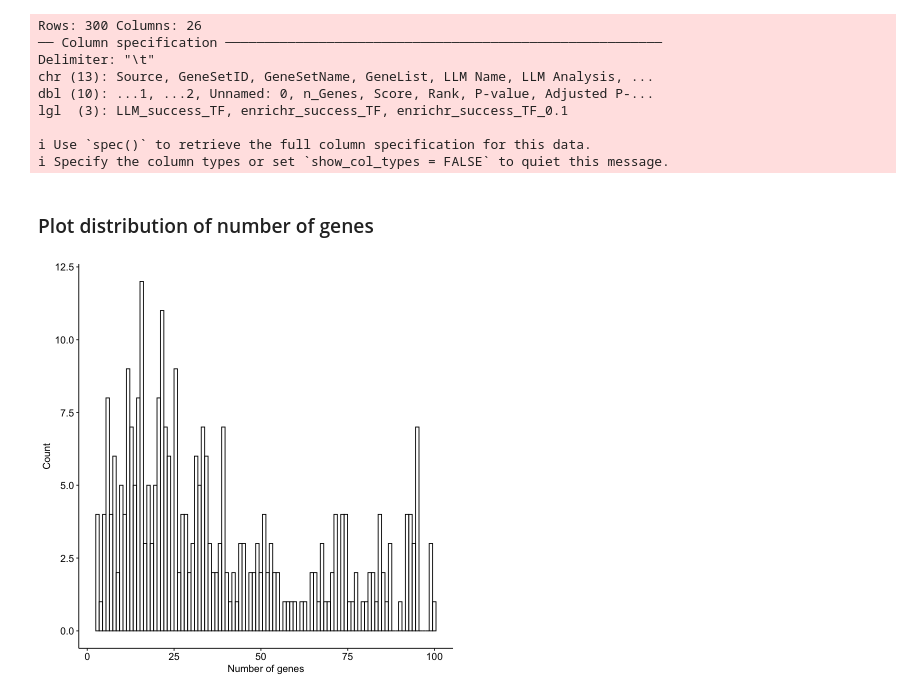
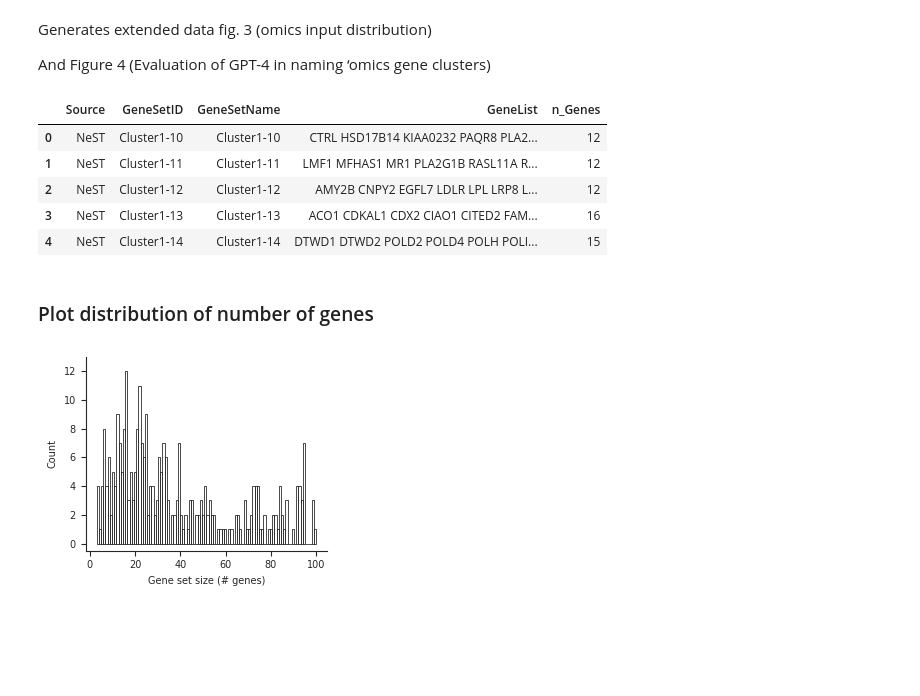
Before and after one commit to idekerlab/llm_evaluation_for_gene_set_interpretation, a Jupyter notebook: 6B.[Omics_revamped]GenerateOmicsFigures.ipynb, the cells around one changed output. Saved outputs shown, nothing was run; the diff lists cells and outputs as text; code cells hidden in the pictures; blank space fills up the shorter version.

Commit message:
clean omics notebook and figures

```diff
--- a/6B.[Omics_revamped]GenerateOmicsFigures.ipynb
+++ b/6B.[Omics_revamped]GenerateOmicsFigures.ipynb
@@ -44,14 +1,27 @@ source("utils/plot_theme.r")
-# %%
-Omics_analysis_DF = read_delim(file = "data/omics_revamped_LLM_Enrichr_simVals_failure_refs_newThresh_DF.tsv", delim = "\t")
-# %% [output]
-Rows: 300 Columns: 26
-── Column specification ────────────────────────────────────────────────────────
-Delimiter: "\t"
-chr (13): Source, GeneSetID, GeneSetName, GeneList, LLM Name, LLM Analysis, ...
-dbl (10): ...1, ...2, Unnamed: 0, n_Genes, Score, Rank, P-value, Adjusted P-...
-lgl  (3): LLM_success_TF, enrichr_success_TF, enrichr_success_TF_0.1
-
-ℹ Use `spec()` to retrieve the full column specification for this data.
-ℹ Specify the column types or set `show_col_types = FALSE` to quiet this message.
+# %% [markdown]
+Generates extended data fig. 3 (omics input distribution)
+
+And Figure 4 (Evaluation of GPT-4 in naming ‘omics gene clusters)
+# %%
+import pandas as pd
+import numpy as np
+import matplotlib.pyplot as plt
+import seaborn as sns
+plt.rcParams['svg.fonttype'] = 'none'
+plt.rcParams.update({'font.size': 7, 'font.family': 'sans-serif'})
+plt.rcParams['xtick.labelsize'] = 7
+plt.rcParams['ytick.labelsize'] = 7
+plt.rcParams['axes.labelsize'] = 7
+plt.rcParams['axes.titlesize'] = 7
+# %%
+Omics_analysis_DF = pd.read_csv("data/omics_revamped.txt", sep="\t")
+Omics_analysis_DF.head()
+# %% [output]
+|  | Source | GeneSetID | GeneSetName | GeneList | n_Genes |
+| 0 | NeST | Cluster1-10 | Cluster1-10 | CTRL HSD17B14 KIAA0232 PAQR8 PLA2... | 12 |
+| 1 | NeST | Cluster1-11 | Cluster1-11 | LMF1 MFHAS1 MR1 PLA2G1B RASL11A R... | 12 |
+| 2 | NeST | Cluster1-12 | Cluster1-12 | AMY2B CNPY2 EGFL7 LDLR LPL LRP8 L... | 12 |
+| 3 | NeST | Cluster1-13 | Cluster1-13 | ACO1 CDKAL1 CDX2 CIAO1 CITED2 FAM... | 16 |
+| 4 | NeST | Cluster1-14 | Cluster1-14 | DTWD1 DTWD2 POLD2 POLD4 POLH POLI... | 15 |
 # %% [markdown]
 ### Plot distribution of number of genes
@@ -67,4 +27,0 @@ theme_pubr()
-# %%
-nGenes_count_Hist
-# %% [output]
-[figure, removed]
@@ -76,0 +28,19 @@ ggsave(filename = "figures/OmicsRevamped_geneSetSizes.svg", plot = nGenes_count_
+# %%
+plt.figure(figsize=(3,2.5))
+sns.set_style("ticks")
+plt.hist(Omics_analysis_DF["n_Genes"], bins=100, edgecolor='black', color='white', linewidth=0.5)
+
+plt.xlabel("Gene set size (# genes)")
+plt.ylabel("Count" )
+
+plt.ylim(-0.5, 13)
+# Remove the grid
+plt.grid(False)
+
+sns.despine()
+plt.tight_layout()
+
+plt.savefig("figures/omics_analysis_gene_set_size_histogram.svg", format="svg", bbox_inches = 'tight')
+plt.show()
+# %% [output]
+[figure, added]
```
Also changed, not shown: parts of 16 cells of this notebook, 29 other files.
